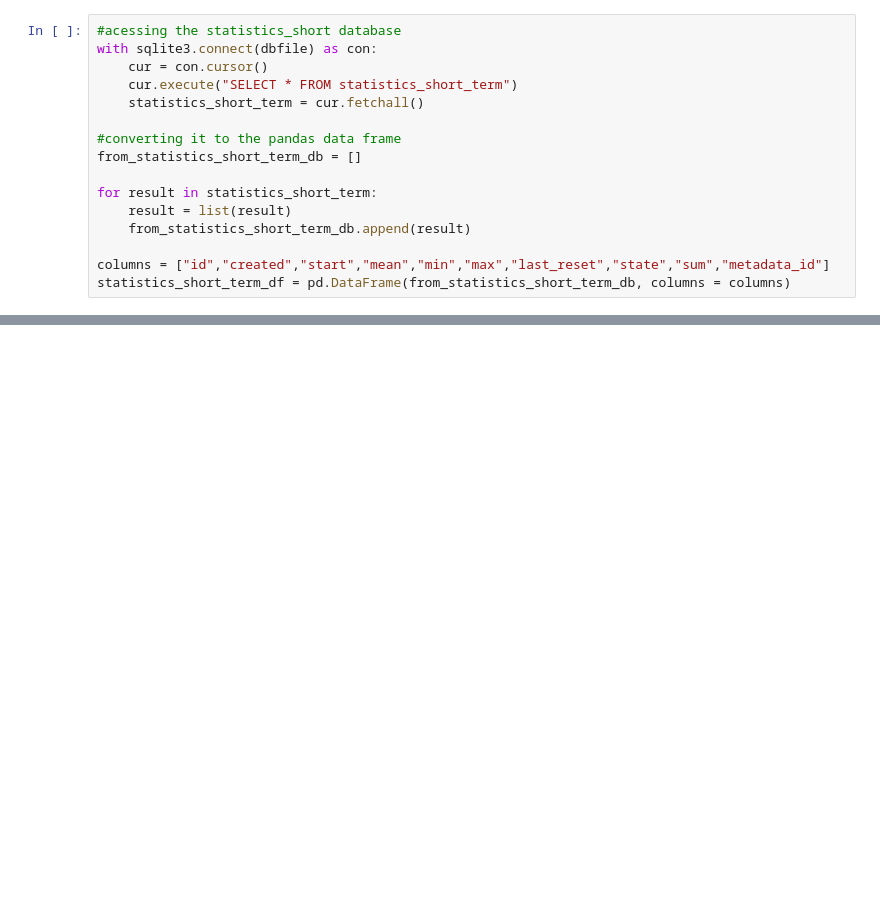
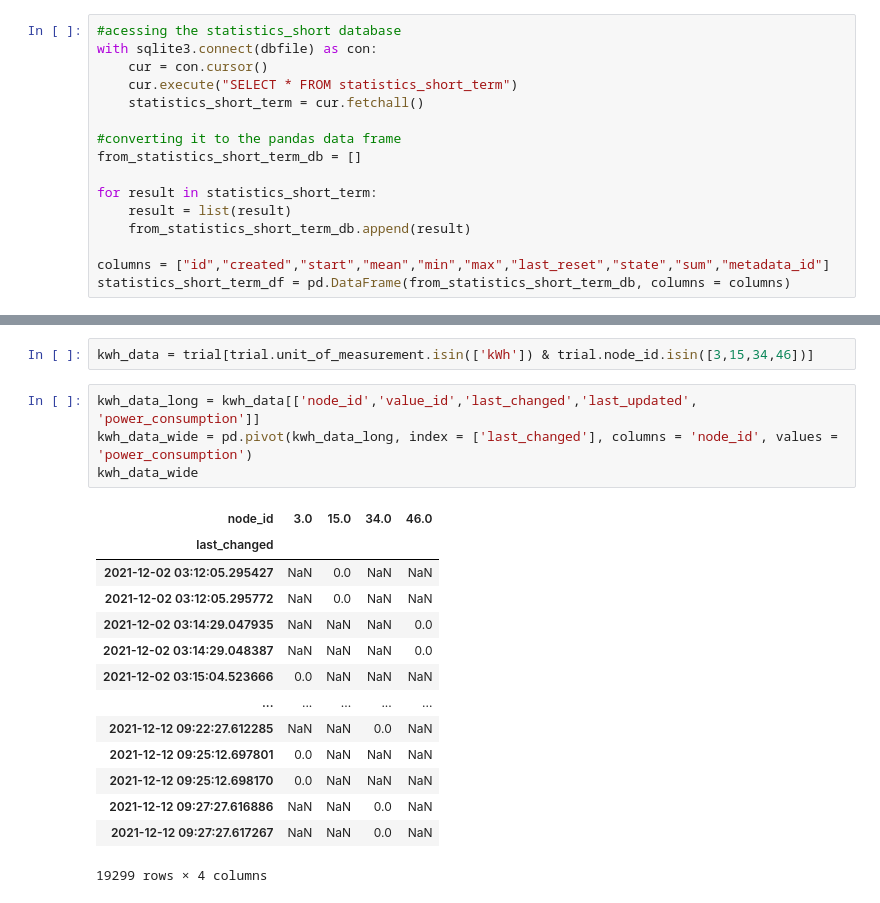
Before and after one commit to sonyaarom/Seminar-Information-Systems, a Jupyter notebook: getting_the_data.ipynb, the cells around one changed output, grey strips where cells are left out. Saved outputs shown, nothing was run; the diff lists cells and outputs as text; blank space fills up the shorter version.

```diff
--- a/getting_the_data.ipynb
+++ b/getting_the_data.ipynb
@@ -151,0 +259,21 @@ The shape of datasets:
+# %%
+kwh_data = trial[trial.unit_of_measurement.isin(['kWh']) & trial.node_id.isin([3,15,34,46])]
+# %%
+kwh_data_long = kwh_data[['node_id','value_id','last_changed','last_updated', 'power_consumption']]
+kwh_data_wide = pd.pivot(kwh_data_long, index = ['last_changed'], columns = 'node_id', values = 'power_consumption')
+kwh_data_wide
+# %% [output]
+| node_id | 3.0 | 15.0 | 34.0 | 46.0 |
+| last_changed |  |  |  |  |
+| 2021-12-02 03:12:05.295427 | NaN | 0.0 | NaN | NaN |
+| 2021-12-02 03:12:05.295772 | NaN | 0.0 | NaN | NaN |
+| 2021-12-02 03:14:29.047935 | NaN | NaN | NaN | 0.0 |
+| 2021-12-02 03:14:29.048387 | NaN | NaN | NaN | 0.0 |
+| 2021-12-02 03:15:04.523666 | 0.0 | NaN | NaN | NaN |
+| ... | ... | ... | ... | ... |
+| 2021-12-12 09:22:27.612285 | NaN | NaN | 0.0 | NaN |
+| 2021-12-12 09:25:12.697801 | 0.0 | NaN | NaN | NaN |
+| 2021-12-12 09:25:12.698170 | 0.0 | NaN | NaN | NaN |
+| 2021-12-12 09:27:27.616886 | NaN | NaN | 0.0 | NaN |
+| 2021-12-12 09:27:27.617267 | NaN | NaN | 0.0 | NaN |
+19299 rows × 4 columns
```
Also changed, not shown: parts of 21 cells of this notebook.
